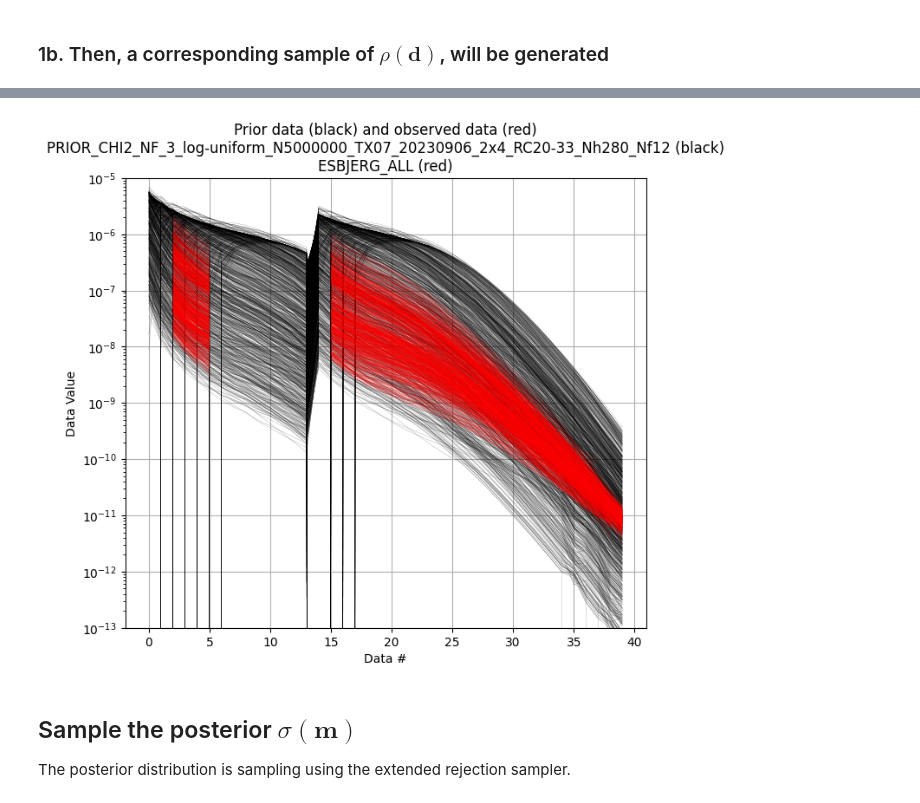
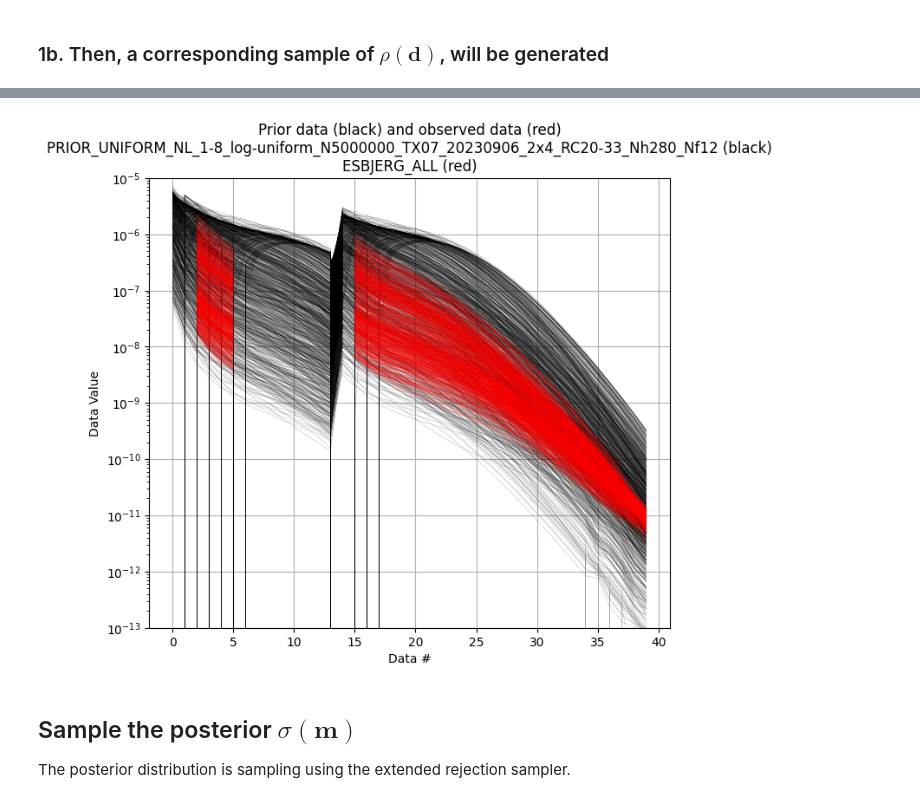
Before and after one commit to cultpenguin/integrate_module, a Jupyter notebook: examples/integrate_esbjerg.ipynb, the cells around one changed output, grey strips where cells are left out. Cells and saved outputs as stored; diff of their text form; code cells hidden in the pictures.

```diff
--- a/examples/integrate_esbjerg.ipynb
+++ b/examples/integrate_esbjerg.ipynb
@@ -19,6 +19,7 @@ import numpy as np
 import matplotlib.pyplot as plt
 # check if parallel computations can be performed
 parallel = ig.use_parallel(showInfo=1)
+hardcopy = True
 # %% [output]
 Notebook detected. Parallel processing is OK
 # %%
@@ -43,15 +48,16 @@ In this example a simple layered prior model will be considered
 # %% [markdown]
 ### 1a. first, a sample of the prior model parameters, $\rho(\mathbf{m})$, will be generated
 # %%
-N=5000000
+
 # Layered model
 f_prior_h5 = ig.prior_model_layered(N=N,lay_dist='chi2', NLAY_deg=3, RHO_min=1, RHO_max=500)
+f_prior_h5 = ig.prior_model_layered(N=N,lay_dist='uniform', NLAY_min=1, NLAY_max=8, RHO_min=1, RHO_max=500)
 
 # Plot some summary statistics of the prior model
 #ig.plot_prior_stats(f_prior_h5)
 # %% [markdown]
 ### 1b. Then, a corresponding sample of $\rho(\mathbf{d})$, will be generated
 # %%
-f_prior_data_h5 = ig.prior_data_gaaem(f_prior_h5, file_gex, parallel=parallel, showInfo=0, Ncpu=64)
+f_prior_data_h5 = ig.prior_data_gaaem(f_prior_h5, file_gex, parallel=parallel, showInfo=0)
 # %% [output]
 True
@@ -63,7 +66,7 @@ Time elapsed: 5284.0 s, for 5000000 soundings. 1.057 ms/sounding. 946.3it/s
 # %%
-ig.plot_data_prior(f_prior_data_h5,f_data_h5,nr=1000,alpha=1, ylim=[1e-13,1e-5])
+ig.plot_data_prior(f_prior_data_h5,f_data_h5,nr=1000,alpha=1, ylim=[1e-13,1e-5], hardcopy=hardcopy)
 # %% [output]
-[figure, old version]
+[figure, new version]
 # %% [markdown]
 ## Sample the posterior $\sigma(\mathbf{m})$
 
```
Also changed, not shown: parts of 8 cells of this notebook, 5 other files.
